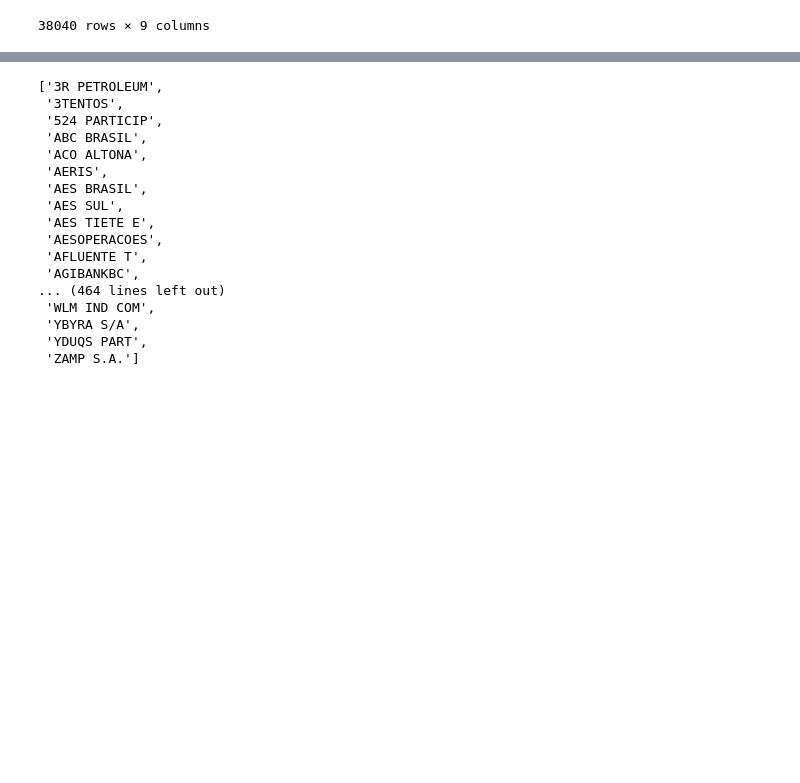
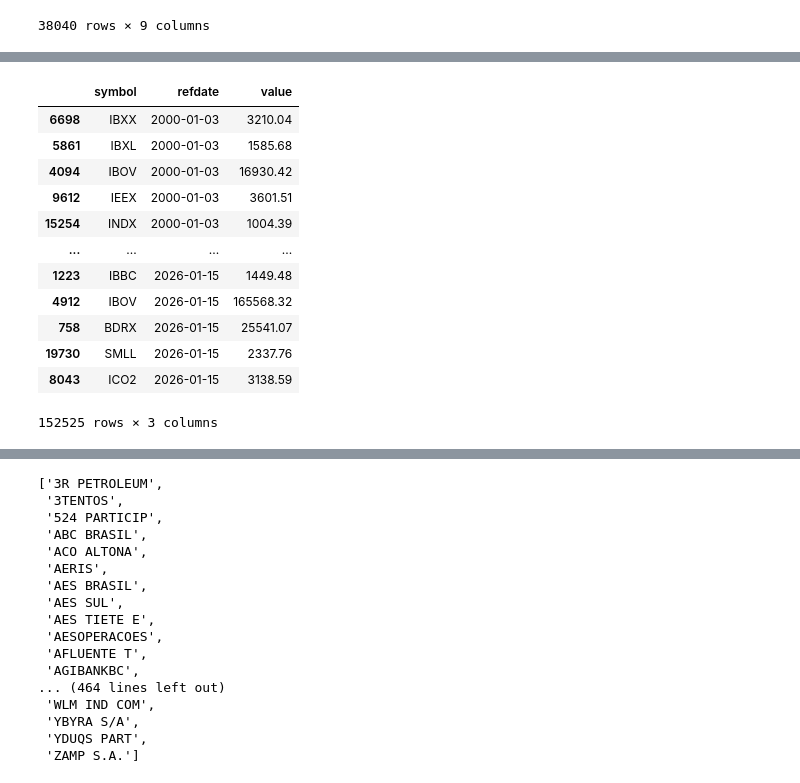
Before and after one commit to wilsonfreitas/brasa, a Jupyter notebook: notebooks/test-downloaders.ipynb, the cells around one changed output, grey strips where cells are left out. Drawn from its saved outputs; the diff is of its cells as text; code cells hidden in the pictures; blank space fills up the shorter version.

```diff
--- a/notebooks/test-downloaders.ipynb
+++ b/notebooks/test-downloaders.ipynb
@@ -176,3 +210,20 @@ tb.to_pandas()
+# %%
+tb = brasa.get_dataset("b3-indexes-historical-prices", layer="staging", use_template_schema=False).to_table()
+tb.to_pandas()
+# %% [output]
+|  | symbol | refdate | value |
+| 6698 | IBXX | 2000-01-03 | 3210.04 |
+| 5861 | IBXL | 2000-01-03 | 1585.68 |
+| 4094 | IBOV | 2000-01-03 | 16930.42 |
+| 9612 | IEEX | 2000-01-03 | 3601.51 |
+| 15254 | INDX | 2000-01-03 | 1004.39 |
+| ... | ... | ... | ... |
+| 1223 | IBBC | 2026-01-15 | 1449.48 |
+| 4912 | IBOV | 2026-01-15 | 165568.32 |
+| 758 | BDRX | 2026-01-15 | 25541.07 |
+| 19730 | SMLL | 2026-01-15 | 2337.76 |
+| 8043 | ICO2 | 2026-01-15 | 3138.59 |
+152525 rows × 3 columns
 # %%
 brasa.get_dataset("b3-companies-details").to_table().to_pandas()
 # %% [output]
```
Also changed, not shown: parts of 2 cells of this notebook, 1 other file.
